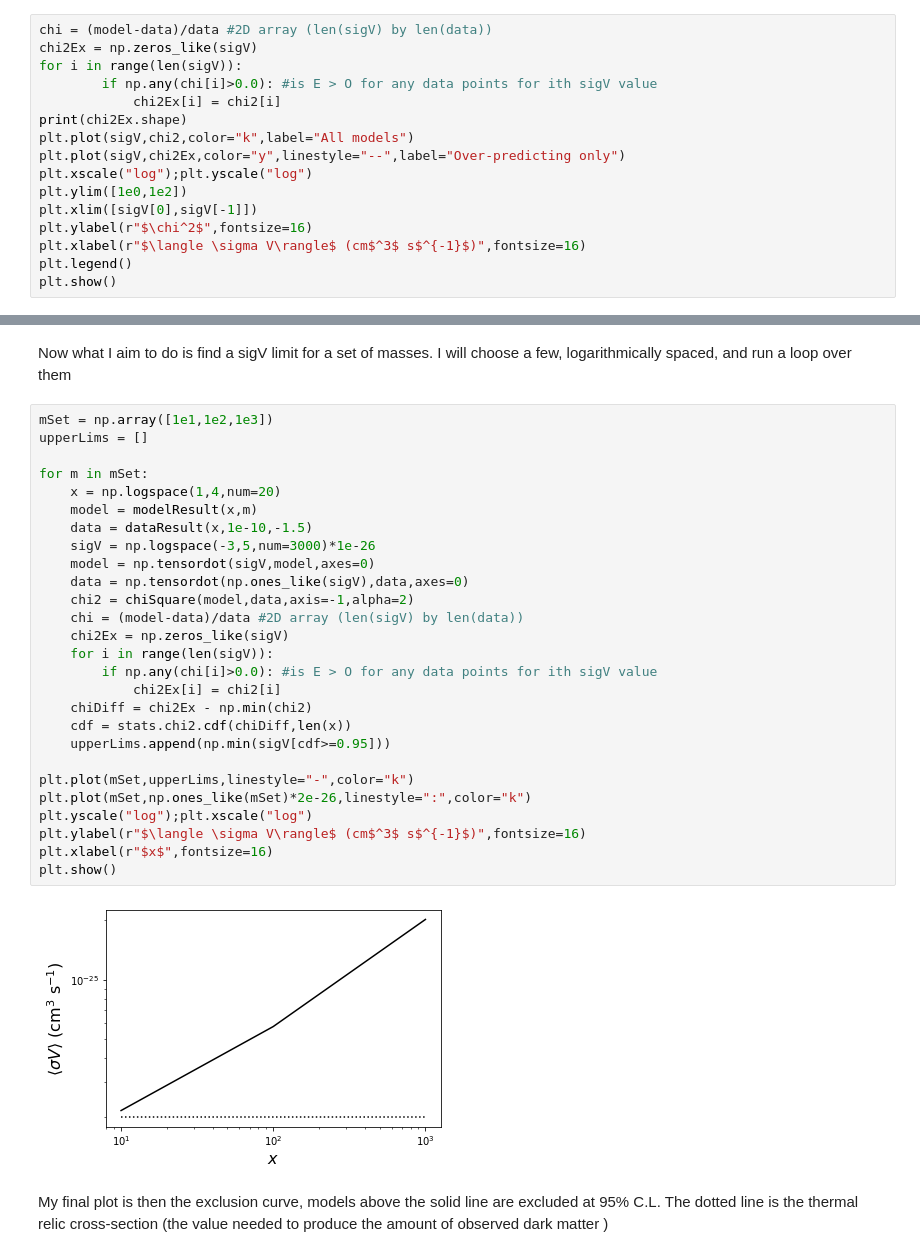
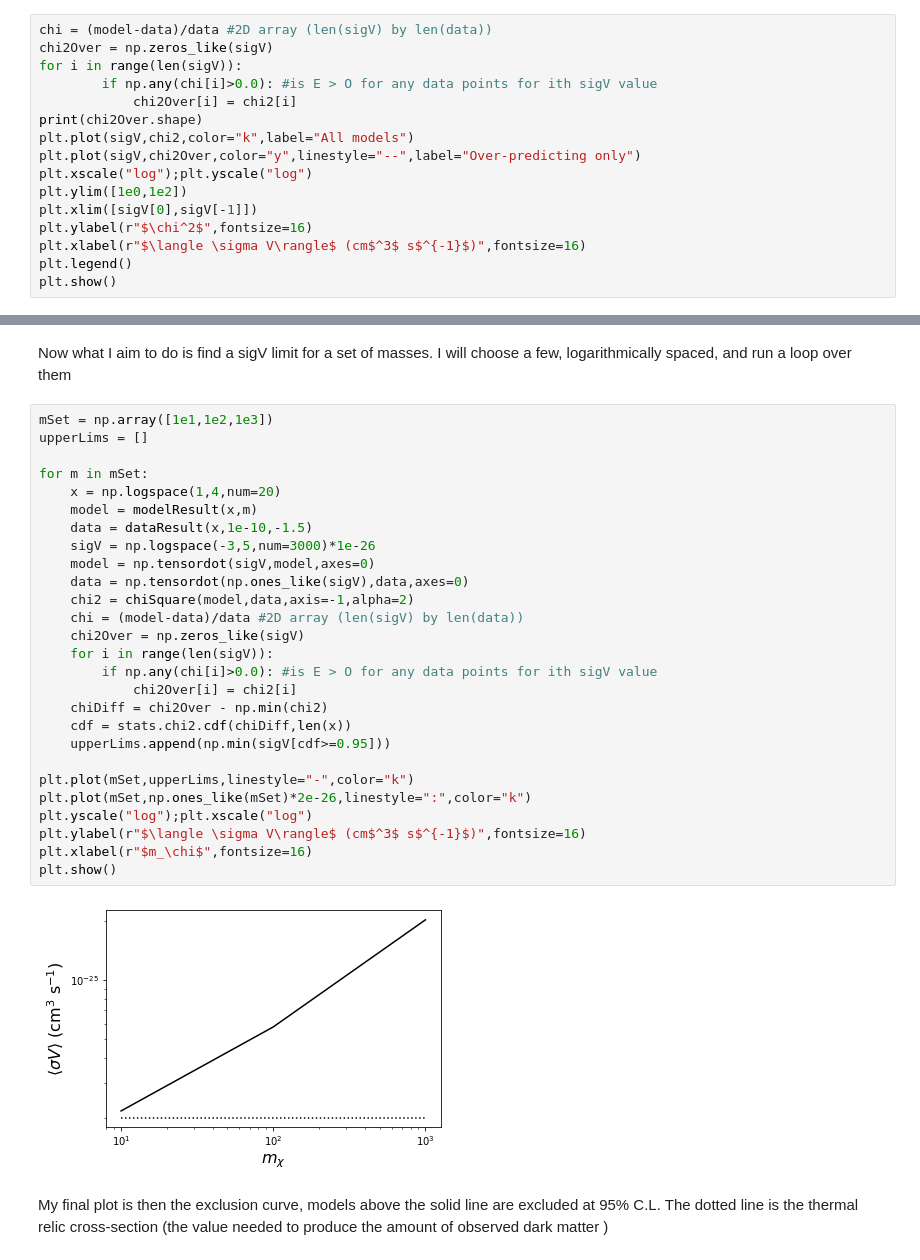
Before and after one commit to Hyperthetical/student_guides, a Jupyter notebook: guide_to_chi_squared.ipynb, the cells around one changed output, grey strips where cells are left out. Drawn from its saved outputs; the diff is of its cells as text.

```diff
--- a/guide_to_chi_squared.ipynb
+++ b/guide_to_chi_squared.ipynb
@@ -119,13 +119,13 @@ for model $i$ and our ratio test is done via
 How do we know what points are excluded though? Let's use a 95\% confidence exclusion. Now, any model with a $\chi^2$ that corresponds to the cdf being 0.95 or greater has a 95\% chance of not being a good explanation of the data. However, this will include both under and over-predicting models (as $\chi^2$ is a square of the distance between data and model). To exclude the under predicting models we will look for values of $\langle \sigma V\rangle$ that have $E(x_i) > O(x_i)$ for any of the data points $x_i$. Then we will only examine the $\chi^2$ values for the models that survive this test.
 # %%
 chi = (model-data)/data #2D array (len(sigV) by len(data))
-chi2Ex = np.zeros_like(sigV)
+chi2Over = np.zeros_like(sigV)
 for i in range(len(sigV)):
         if np.any(chi[i]>0.0): #is E > O for any data points for ith sigV value
-            chi2Ex[i] = chi2[i]
-print(chi2Ex.shape)
+            chi2Over[i] = chi2[i]
+print(chi2Over.shape)
 plt.plot(sigV,chi2,color="k",label="All models")
-plt.plot(sigV,chi2Ex,color="y",linestyle="--",label="Over-predicting only")
+plt.plot(sigV,chi2Over,color="y",linestyle="--",label="Over-predicting only")
 plt.xscale("log");plt.yscale("log")
 plt.ylim([1e0,1e2])
 plt.xlim([sigV[0],sigV[-1]])
@@ -188,31 +188,31 @@ Now what I aim to do is find a sigV limit for a set of masses. I will choose a f
 # %%
 mSet = np.array([1e1,1e2,1e3])
 upperLims = []
 
 for m in mSet:
     x = np.logspace(1,4,num=20)
     model = modelResult(x,m)
     data = dataResult(x,1e-10,-1.5)
     sigV = np.logspace(-3,5,num=3000)*1e-26
     model = np.tensordot(sigV,model,axes=0)
     data = np.tensordot(np.ones_like(sigV),data,axes=0)
     chi2 = chiSquare(model,data,axis=-1,alpha=2)
     chi = (model-data)/data #2D array (len(sigV) by len(data))
-    chi2Ex = np.zeros_like(sigV)
+    chi2Over = np.zeros_like(sigV)
     for i in range(len(sigV)):
         if np.any(chi[i]>0.0): #is E > O for any data points for ith sigV value
-            chi2Ex[i] = chi2[i]
-    chiDiff = chi2Ex - np.min(chi2)
+            chi2Over[i] = chi2[i]
+    chiDiff = chi2Over - np.min(chi2)
     cdf = stats.chi2.cdf(chiDiff,len(x))
     upperLims.append(np.min(sigV[cdf>=0.95]))
 
 plt.plot(mSet,upperLims,linestyle="-",color="k")
 plt.plot(mSet,np.ones_like(mSet)*2e-26,linestyle=":",color="k")
 plt.yscale("log");plt.xscale("log")
 plt.ylabel(r"$\langle \sigma V\rangle$ (cm$^3$ s$^{-1}$)",fontsize=16)
-plt.xlabel(r"$x$",fontsize=16)
+plt.xlabel(r"$m_\chi$",fontsize=16)
 plt.show()
 # %% [output]
-[figure, old version]
+[figure, new version]
 # %% [markdown]
 My final plot is then the exclusion curve, models above the solid line are excluded at 95% C.L. The dotted line is the thermal relic cross-section (the value needed to produce the amount of observed dark matter )
```
Also changed, not shown: parts of 1 cell of this notebook.
